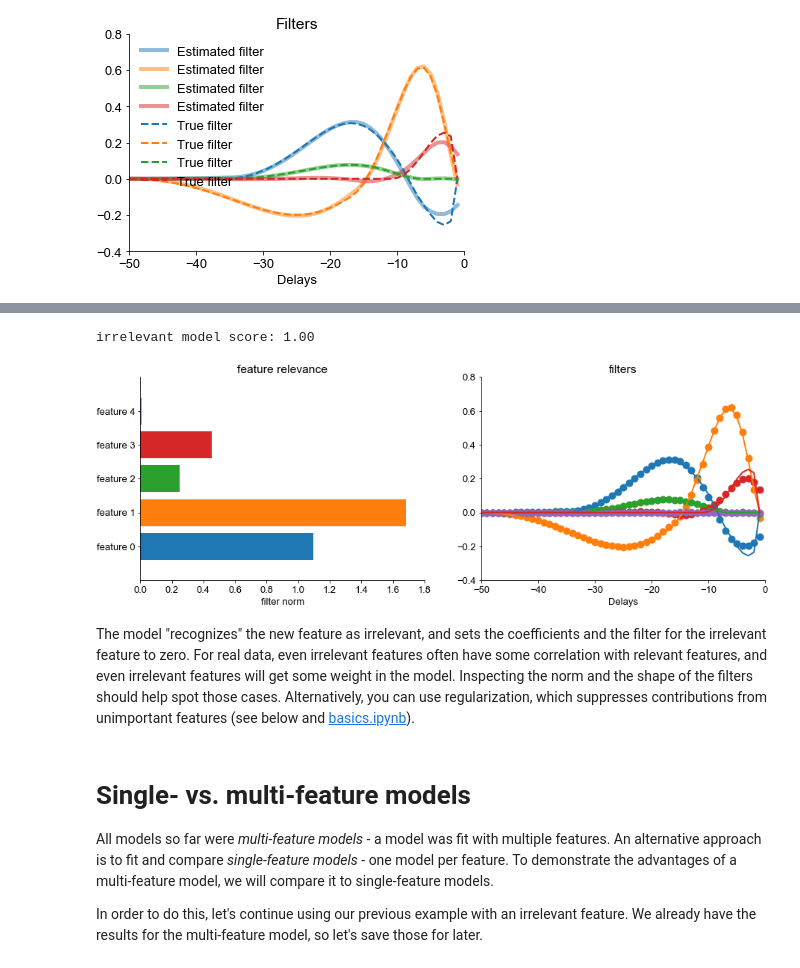
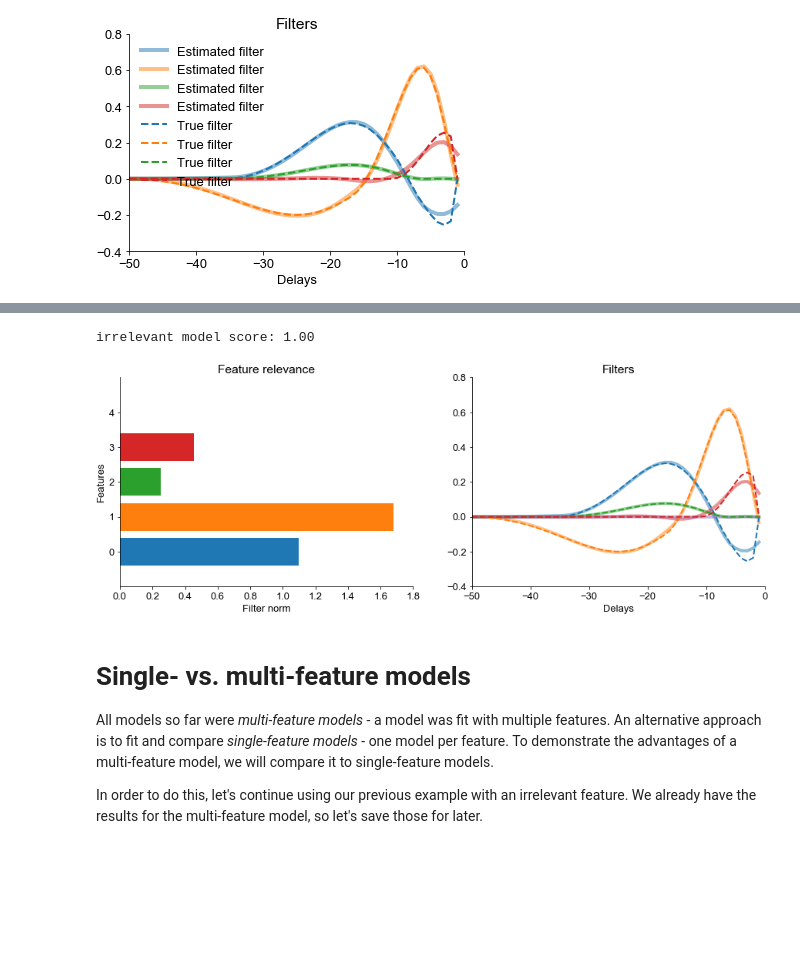
Before and after one commit to janclemenslab/glm_utils, a Jupyter notebook: demo/multiple_inputs.ipynb, the cells around one changed output, grey strips where cells are left out. Drawn from its saved outputs; the diff is of its cells as text; code cells hidden in the pictures; blank space fills up the shorter version.

Commit message:
updated up to irrelevant feature

```diff
--- a/demo/multiple_inputs.ipynb
+++ b/demo/multiple_inputs.ipynb
@@ -182,11 +186,11 @@ Note: Because we are modifying the number of inputs, we also need to create a ne
 nb_stim_incomplete = 2
 
 # bases
-B_incomplete = multifeature_basis(B, nb_stim_incomplete)  # should explain what/why we do this here
-basis_projection_incomplete = BasisProjection(B_incomplete)  # should explain what/why we do this here
+B_incomplete = multifeature_basis(B, nb_stim_incomplete)
+basis_projection_incomplete = BasisProjection(B_incomplete)
 
 # time-delay-embedding
-X_incomplete, ymulti = time_delay_embedding(x[:, :2], y, window_size=window_size, flatten_inside_window=True)
+X_incomplete, ymulti = time_delay_embedding(x[:, :2], y, window_size=filter_duration, flatten_inside_window=True)
 
 # project
 X_incomplete_b = basis_projection_incomplete.transform(X_incomplete)
@@ -199,26 +203,26 @@ print(f'incomplete model score: {lr.score(X_incomplete_b[test_idxs], ymulti[test
 # reconstruct
 basis_weights = lr.coef_
 estimated_filters = basis_projection_incomplete.inverse_transform(basis_weights)
-estimated_filters = estimated_filters.reshape((-1,window_size))
+estimated_filters = estimated_filters.reshape((-1,filter_duration))
 
 # filter norm
 filt_norms = np.linalg.norm(estimated_filters, axis=1)
 
 # plot
-features_names = [f'feature {ii}' for ii in range(nb_stim)]
 plt.figure(figsize=[15,5])
 plt.subplot(121)
 for ii in range(nb_stim_incomplete):
     plt.barh(ii, filt_norms[ii])
-plt.yticks(np.arange(nb_stim),features_names)
-plt.xlabel('filter norm')
-plt.title('feature relevance')
+plt.xlabel('Filter norm')
+plt.title('Feature relevance')
+plt.ylabel('Features')
+plt.yticks(np.arange(nb_stim),np.arange(nb_stim))
 plt.ylim([-1,4])
 plt.subplot(122)
-plt.plot(T,estimated_filters.T, 'o', linewidth=2, markersize=10)
+plt.plot(T, estimated_filters.T, linewidth=4, alpha=0.5, label='Estimated filter')
 plt.gca().set_prop_cycle(None)
-plt.plot(T,filters, linewidth=2)
+plt.plot(T, filters, '--', linewidth=2, label='True filter')
 plt.xlabel('Delays')
-plt.title('filters')
+plt.title('Filters')
 plt.show()
 # %% [output]
@@ -235,49 +237,47 @@ Another common situation is providing the model with features that are not relev
 x_irrelevant = np.concatenate((x,np.random.normal(0, 1, x[:,0].shape)[:,np.newaxis]),axis=1)
 
 # bases
-B_irrelevant = multifeature_basis(B, nb_stim+1)  # should explain what/why we do this here
-basis_projection_irrelevant = BasisProjection(B_irrelevant)  # should explain what/why we do this here
+B_irrelevant = multifeature_basis(B, nb_stim+1)
+basis_projection_irrelevant = BasisProjection(B_irrelevant)
 
 # time-delay-embedding
-X_irrelevant, ymulti = time_delay_embedding(x_irrelevant, y, window_size=window_size, flatten_inside_window=True)
+X_irrelevant, ymulti = time_delay_embedding(x_irrelevant, y, window_size=filter_duration, flatten_inside_window=True)
 
 # project
 X_irrelevant_b = basis_projection_irrelevant.transform(X_irrelevant)
 
 # train
 lr = lm.LinearRegression()
 lr.fit(X_irrelevant_b[train_idxs], ymulti[train_idxs])
 print(f'irrelevant model score: {lr.score(X_irrelevant_b[test_idxs], ymulti[test_idxs]):1.2f}')
 
 # reconstruct
 basis_weights = lr.coef_
 estimated_filters = basis_projection_irrelevant.inverse_transform(basis_weights)
-estimated_filters = estimated_filters.reshape((-1,window_size))
+estimated_filters = estimated_filters.reshape((-1,filter_duration))
 
 # filter norm
 filt_norms = np.linalg.norm(estimated_filters, axis=1)
 
 # plot
-features_names = [f'feature {ii}' for ii in range(nb_stim+1)]
 plt.figure(figsize=[15,5])
 plt.subplot(121)
 for ii in range(nb_stim+1):
     plt.barh(ii,filt_norms[ii])
-plt.yticks(np.arange(nb_stim+1),features_names)
-plt.xlabel('filter norm')
-plt.title('feature relevance')
+plt.xlabel('Filter norm')
+plt.title('Feature relevance')
+plt.ylabel('Features')
+plt.yticks(np.arange(nb_stim+1),np.arange(nb_stim+1))
 plt.subplot(122)
-plt.plot(T,estimated_filters.T, 'o', linewidth=2, markersize=10)
+plt.plot(T, estimated_filters.T, linewidth=4, alpha=0.5, label='Estimated filter')
 plt.gca().set_prop_cycle(None)
-plt.plot(T,filters, linewidth=2)
+plt.plot(T, filters, '--', linewidth=2, label='True filter')
 plt.xlabel('Delays')
-plt.title('filters')
+plt.title('Filters')
 plt.show()
 # %% [output]
 irrelevant model score: 1.00
-[figure, old version]
+[figure, new version]
-# %% [markdown]
-The model "recognizes" the new feature as irrelevant, and sets the coefficients and the filter for the irrelevant feature to zero. For real  data, even irrelevant features often have some correlation with relevant features, and even irrelevant features will get some weight in the model. Inspecting the norm and the shape of the filters should help spot those cases. Alternatively, you can use regularization, which suppresses contributions from unimportant features (see below and [basics.ipynb](basics.ipynb)).
 # %% [markdown]
 # Single- vs. multi-feature models
 
```
Also changed, not shown: parts of 8 cells of this notebook.
